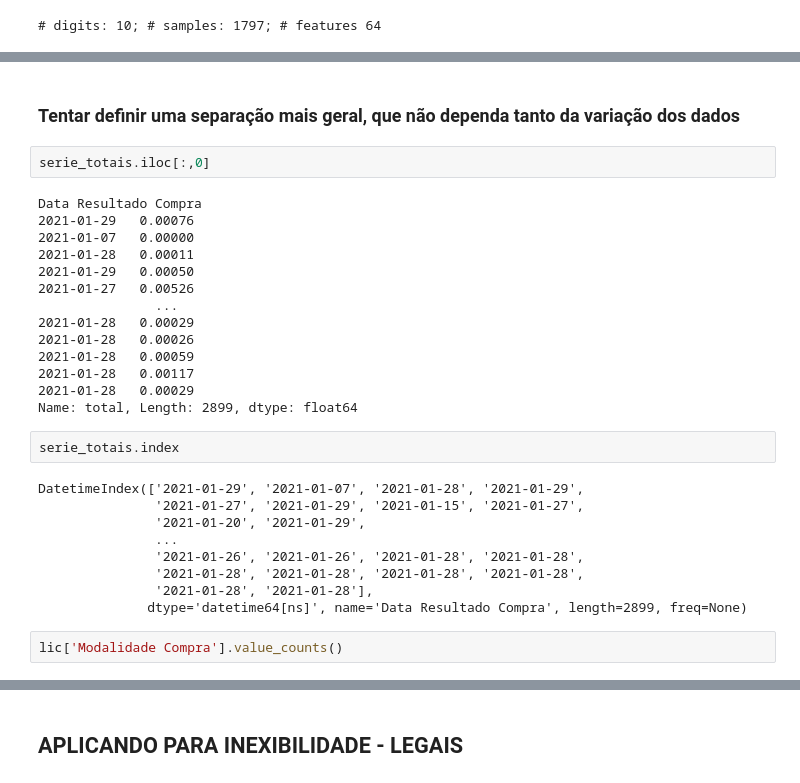
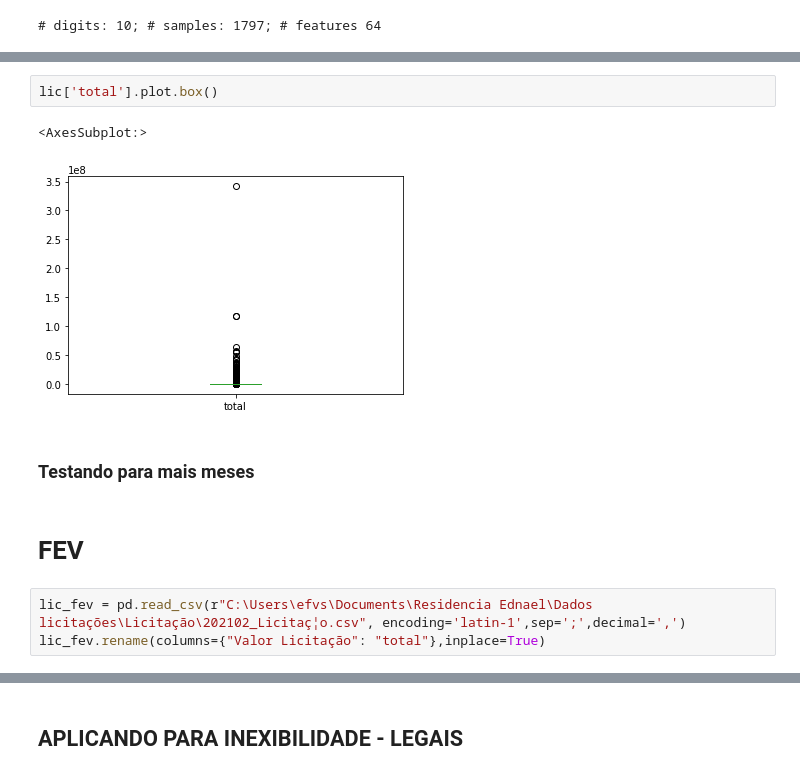
Before and after one commit to ednaelxd/residencia2, a Jupyter notebook: Analises/TAG'AMENTO 02 - Testes com clusterização.ipynb, the cells around one changed output, grey strips where cells are left out. Saved outputs shown, nothing was run; the diff lists cells and outputs as text.

```diff
--- a/Analises/TAG'AMENTO 02 - Testes com clusterização.ipynb
+++ b/Analises/TAG'AMENTO 02 - Testes com clusterização.ipynb
@@ -361,31 +370,12 @@ ________________________________________________________________________________
+# %%
+lic['total'].plot.box()
+# %% [output]
+<AxesSubplot:>
+[figure, added]
 # %% [markdown]
-### Tentar definir uma separação mais geral, que não dependa tanto da variação dos dados
+### Testando para mais meses
-# %%
-serie_totais.iloc[:,0]
-# %% [output]
-Data Resultado Compra
-2021-01-29   0.00076
-2021-01-07   0.00000
-2021-01-28   0.00011
-2021-01-29   0.00050
-2021-01-27   0.00526
-               ...
-2021-01-28   0.00029
-2021-01-28   0.00026
-2021-01-28   0.00059
-2021-01-28   0.00117
-2021-01-28   0.00029
-Name: total, Length: 2899, dtype: float64
-# %%
-serie_totais.index
-# %% [output]
-DatetimeIndex(['2021-01-29', '2021-01-07', '2021-01-28', '2021-01-29',
-               '2021-01-27', '2021-01-29', '2021-01-15', '2021-01-27',
-               '2021-01-20', '2021-01-29',
-               ...
-               '2021-01-26', '2021-01-26', '2021-01-28', '2021-01-28',
-               '2021-01-28', '2021-01-28', '2021-01-28', '2021-01-28',
-               '2021-01-28', '2021-01-28'],
-              dtype='datetime64[ns]', name='Data Resultado Compra', length=2899, freq=None)
-# %%
-lic['Modalidade Compra'].value_counts()
+# %% [markdown]
+# FEV
+# %%
+lic_fev = pd.read_csv(r"C:\Users\efvs\Documents\Residencia Ednael\Dados licitações\Licitação\202102_Licitaç¦o.csv", encoding='latin-1',sep=';',decimal=',')
+lic_fev.rename(columns={"Valor Licitação": "total"},inplace=True)
```
Also changed, not shown: parts of 42 cells of this notebook.
